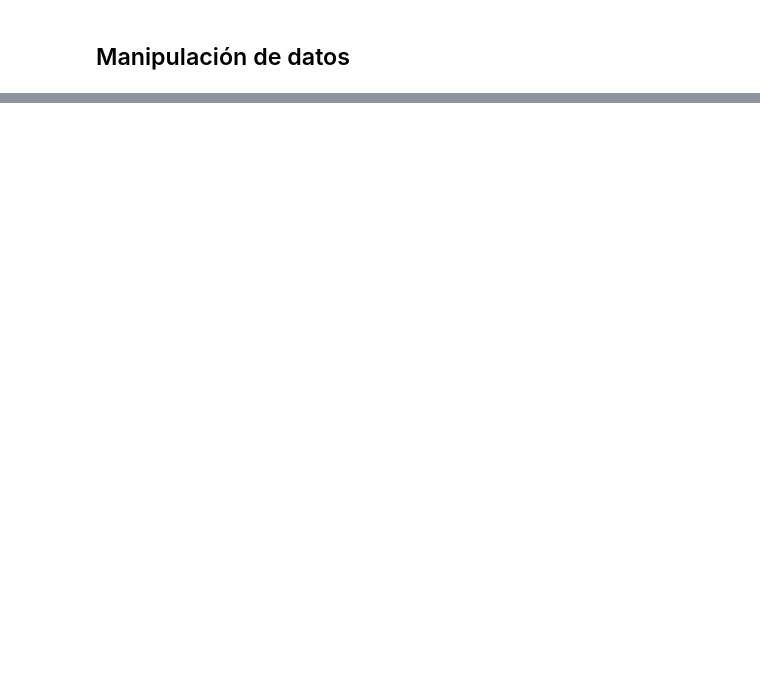
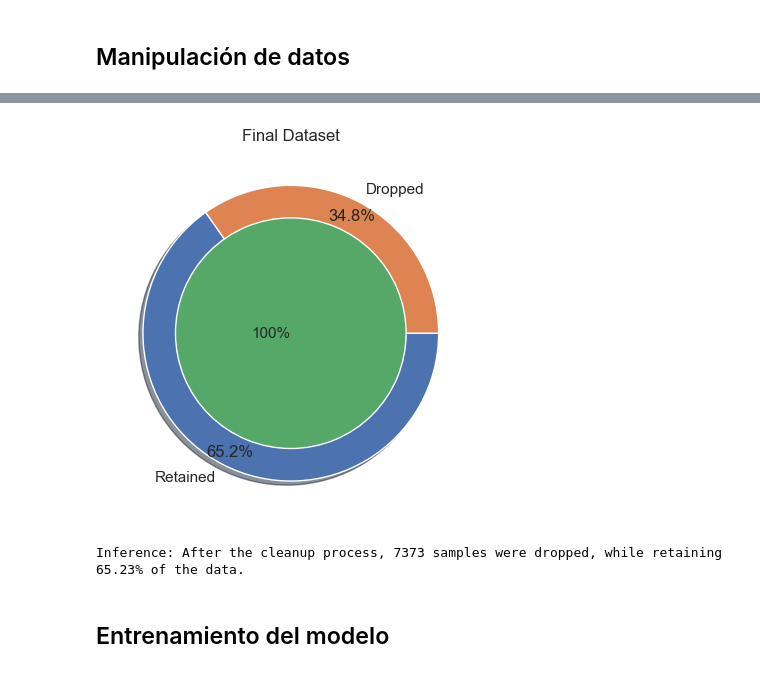
Before and after one commit to ali-rosano/houses_ML, a Jupyter notebook: houses_ml.ipynb, the cells around one changed output, grey strips where cells are left out. Saved outputs shown, nothing was run; the diff lists cells and outputs as text; code cells hidden in the pictures; blank space fills up the shorter version.

Commit message:
feat: modelos de aprendizaje y su comparación

```diff
--- a/houses_ml.ipynb
+++ b/houses_ml.ipynb
@@ -148,0 +224,16 @@ df.head()
+# %%
+nf = [col for col in df.columns if col not in ['id', 'date']]
+features = nf
+
+df1 = df.copy()
+
+for i in features:
+    Q1 = df1[i].quantile(0.25)
+    Q3 = df1[i].quantile(0.75)
+    IQR = Q3 - Q1
+    df1 = df1[df1[i] <= (Q3+(1.5*IQR))]
+    df1 = df1[df1[i] >= (Q1-(1.5*IQR))]
+    df1 = df1.reset_index(drop=True)
+display(df1.head())
+print('\n\033[1mInference:\033[0m\nBefore removal of outliers, The dataset had {} samples.'.format(df.shape[0]))
+print('After removal of outliers, The dataset now has {} samples.'.format(df1.shape[0]))
@@ -148,0 +250,17 @@ df.head()
+# %%
+ndf = df1.copy()
+ndf.columns=[i.replace('-','_') for i in ndf.columns]
+
+plt.title('Final Dataset')
+plt.pie([ndf.shape[0], df.shape[0]-ndf.shape[0]], radius = 1, labels=['Retained','Dropped'], counterclock=False,
+        autopct='%1.1f%%', pctdistance=0.9, explode=[0,0], shadow=True)
+plt.pie([ndf.shape[0]], labels=['100%'], labeldistance=-0, radius=0.78)
+plt.show()
+
+print(f'\n\033[1mInference:\033[0m After the cleanup process, {df.shape[0] - ndf.shape[0]} samples were dropped, \
+while retaining {round((ndf.shape[0] * 100 / df.shape[0]), 2)}% of the data.')
+# %% [output]
+[figure, added]
+Inference: After the cleanup process, 7373 samples were dropped, while retaining 65.23% of the data.
+# %% [markdown]
+## Entrenamiento del modelo
```
Also changed, not shown: parts of 39 cells of this notebook, 1 other file.
